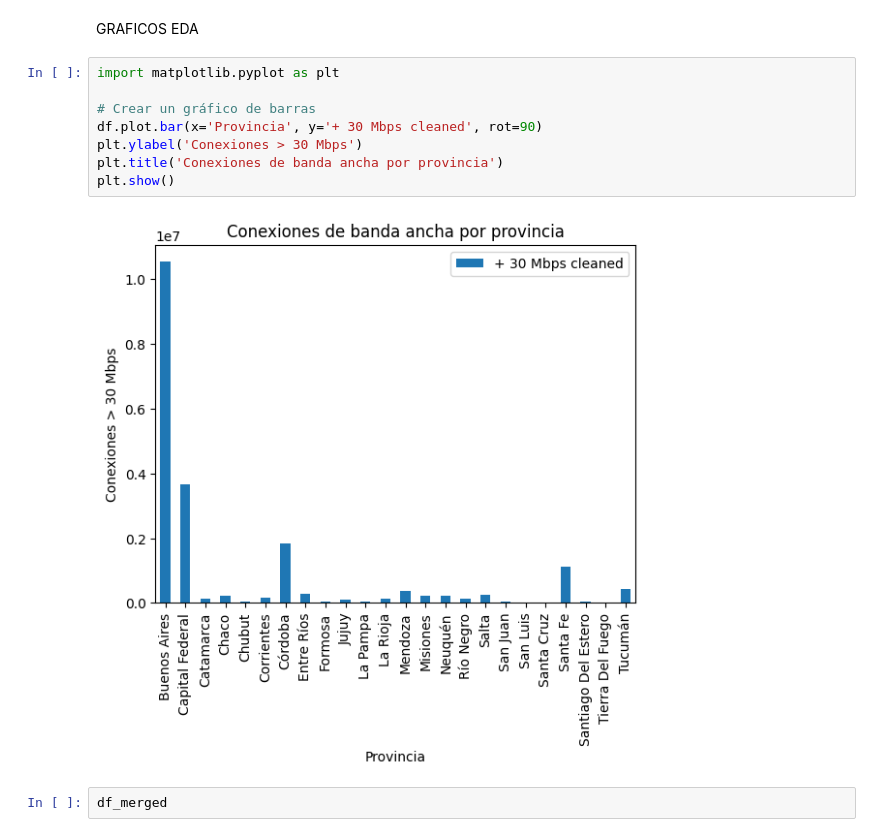
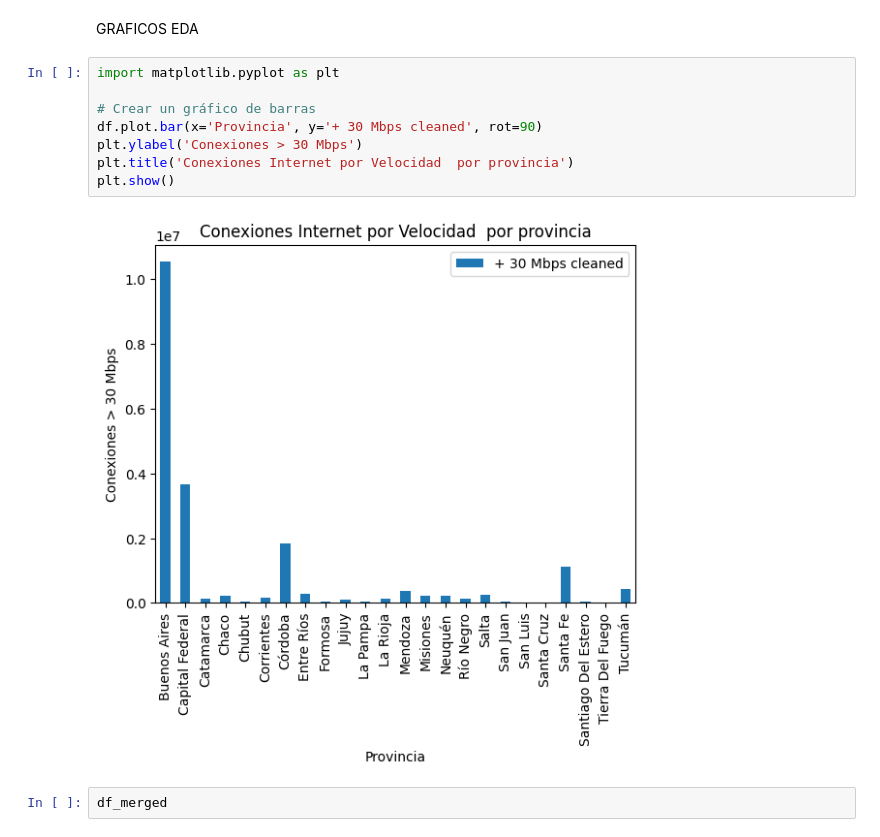
Before and after one commit to JMVS1/Proyecto-Individual2, a Jupyter notebook: EDA.ipynb, the cells around one changed output. Drawn from its saved outputs; the diff is of its cells as text.

```diff
--- a/EDA.ipynb
+++ b/EDA.ipynb
@@ -806,13 +806,13 @@ GRAFICOS EDA
 # %%
 import matplotlib.pyplot as plt
 
 # Crear un gráfico de barras
 df.plot.bar(x='Provincia', y='+ 30 Mbps cleaned', rot=90)
 plt.ylabel('Conexiones > 30 Mbps')
-plt.title('Conexiones de banda ancha por provincia')
+plt.title('Conexiones Internet por Velocidad  por provincia')
 plt.show()
 # %% [output]
-[figure, old version]
+[figure, new version]
 # %%
 df_merged
 # %% [output]
```
Also changed, not shown: parts of 1 cell of this notebook, 1 other file.
